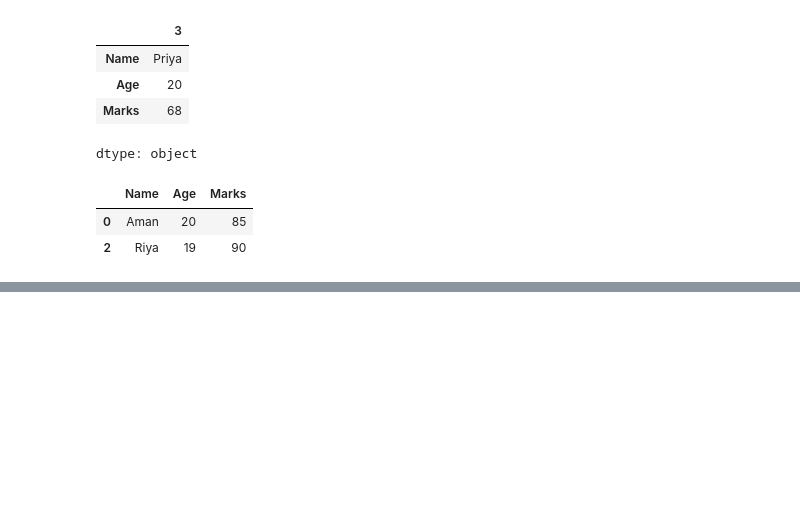
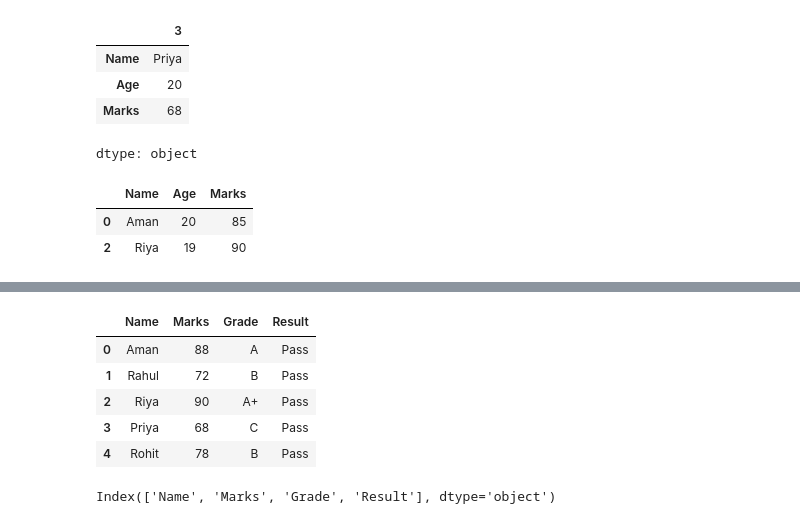
Before and after one commit to amanprasad625566-design/ybi_foundation_internship, a Jupyter notebook: ybifoundation.ipynb, the cells around one changed output, grey strips where cells are left out. Cells and saved outputs as stored; diff of their text form; code cells hidden in the pictures; blank space fills up the shorter version.

```diff
--- a/ybifoundation.ipynb
+++ b/ybifoundation.ipynb
@@ -193,0 +224,14 @@ df[df["Marks"] > df["Marks"].mean()]
+# %%
+df.drop("Age", axis=1, inplace=True)
+df
+# %% [output]
+|  | Name | Marks | Grade | Result |
+| 0 | Aman | 88 | A | Pass |
+| 1 | Rahul | 72 | B | Pass |
+| 2 | Riya | 90 | A+ | Pass |
+| 3 | Priya | 68 | C | Pass |
+| 4 | Rohit | 78 | B | Pass |
+# %%
+df.columns
+# %% [output]
+Index(['Name', 'Marks', 'Grade', 'Result'], dtype='object')
```
Also changed, not shown: parts of 4 cells of this notebook.
